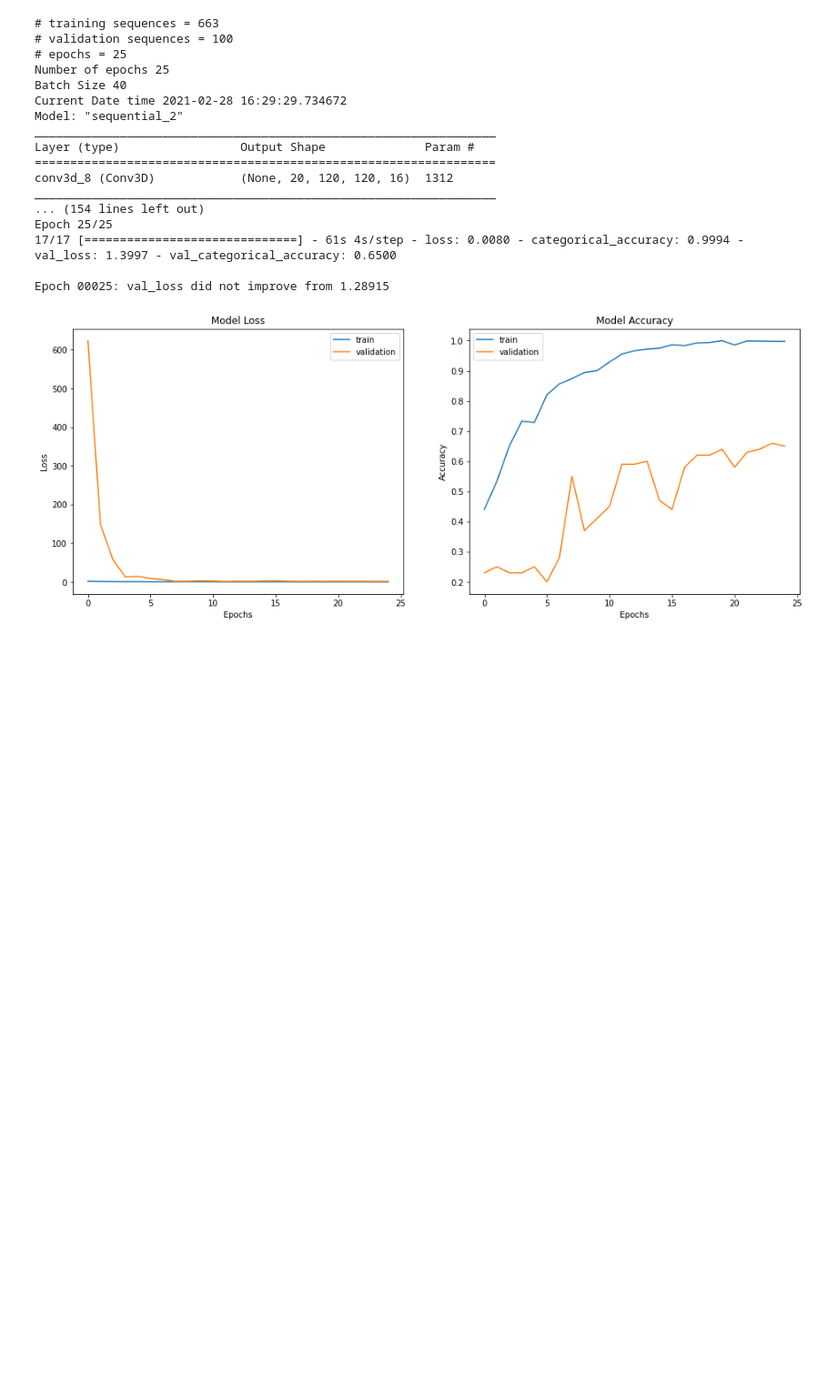
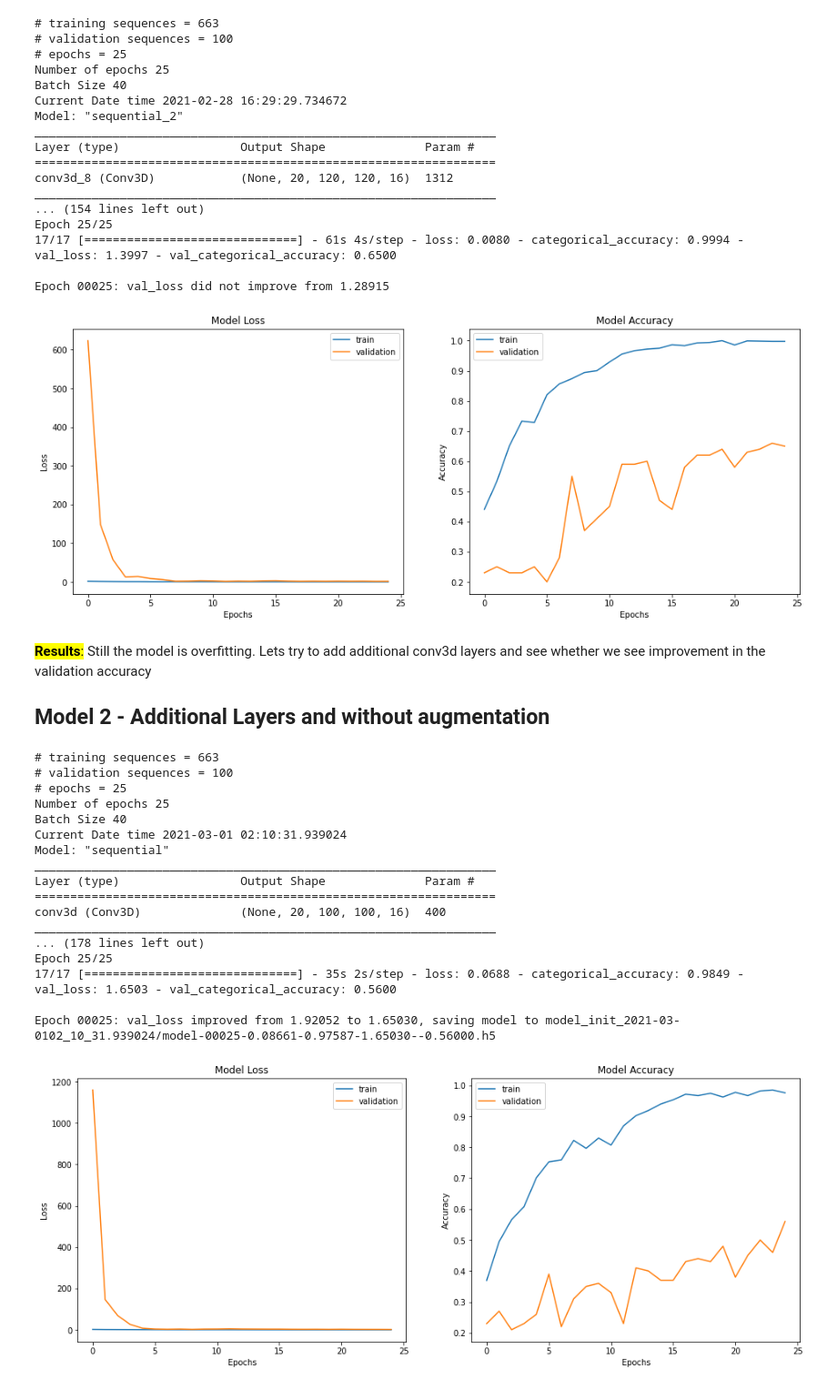
Before and after one commit to ranitha84/gesture_recognition, a Jupyter notebook: Gesture_Recognition.ipynb, the cells around one changed output. Shown at 91% size. Drawn from its saved outputs; the diff is of its cells as text; code cells hidden in the pictures; blank space fills up the shorter version.

```diff
--- a/Gesture_Recognition.ipynb
+++ b/Gesture_Recognition.ipynb
@@ -351,7 +523,7 @@ Epoch 00002: val_loss improved from 441.47647 to 110.86395, saving model to mode
 # %%
 frames_sample=20
 batch_size=40
-num_epochs=15
+num_epochs=25
 
 train_gen = AugmentedDataGenerator(number_samples=frames_sample)
 val_gen = AugmentedDataGenerator(number_samples=frames_sample)
@@ -387,10 +563,4 @@ Epoch 00015: val_loss did not improve from 2.18552
 # %%
-frames_sample=20
-batch_size=40
-num_epochs=25
-image_height=120
-image_width=120
-
 train_gen = AugmentedDataGenerator(width=image_width, height=image_height,number_samples=frames_sample,augment=True)
 val_gen = AugmentedDataGenerator(number_samples=frames_sample,width=image_width, height=image_height)
 
@@ -422,3 +592,39 @@ Epoch 25/25
 
 Epoch 00025: val_loss did not improve from 1.28915
 [figure]
+# %% [markdown]
+<mark>**Results**:</mark> Still the model is overfitting. Lets try to add additional conv3d layers and see whether we see improvement in the validation accuracy
+
+## Model 2 - Additional Layers and without augmentation
+# %%
+train_gen = AugmentedDataGenerator(width=image_width, height=image_height,number_samples=frames_sample)
+val_gen = AugmentedDataGenerator(number_samples=frames_sample,width=image_width, height=image_height)
+
+
+train_generator = train_gen.generator(train_path, train_doc, batch_size)
+val_generator = val_gen.generator(val_path, val_doc, batch_size)
+
+model_generator = ModelGenerator(input_shape=(frames_sample,image_height,image_width,3))
+
+model = model_generator.model_cv3D2()
+
+train_model(model=model,batch_size=batch_size,num_epochs=num_epochs,train_generator=train_generator,val_generator=val_generator)
+# %% [output]
+# training sequences = 663
+# validation sequences = 100
+# epochs = 25
+Number of epochs 25
+Batch Size 40
+Current Date time 2021-03-01 02:10:31.939024
+Model: "sequential"
+_________________________________________________________________
+Layer (type)                 Output Shape              Param #
+=================================================================
+conv3d (Conv3D)              (None, 20, 100, 100, 16)  400
+_________________________________________________________________
+... (178 lines left out)
+Epoch 25/25
+17/17 [==============================] - 35s 2s/step - loss: 0.0688 - categorical_accuracy: 0.9849 - val_loss: 1.6503 - val_categorical_accuracy: 0.5600
+
+Epoch 00025: val_loss improved from 1.92052 to 1.65030, saving model to model_init_2021-03-0102_10_31.939024/model-00025-0.08661-0.97587-1.65030--0.56000.h5
+[figure, added]
```
Also changed, not shown: parts of 21 cells of this notebook.
